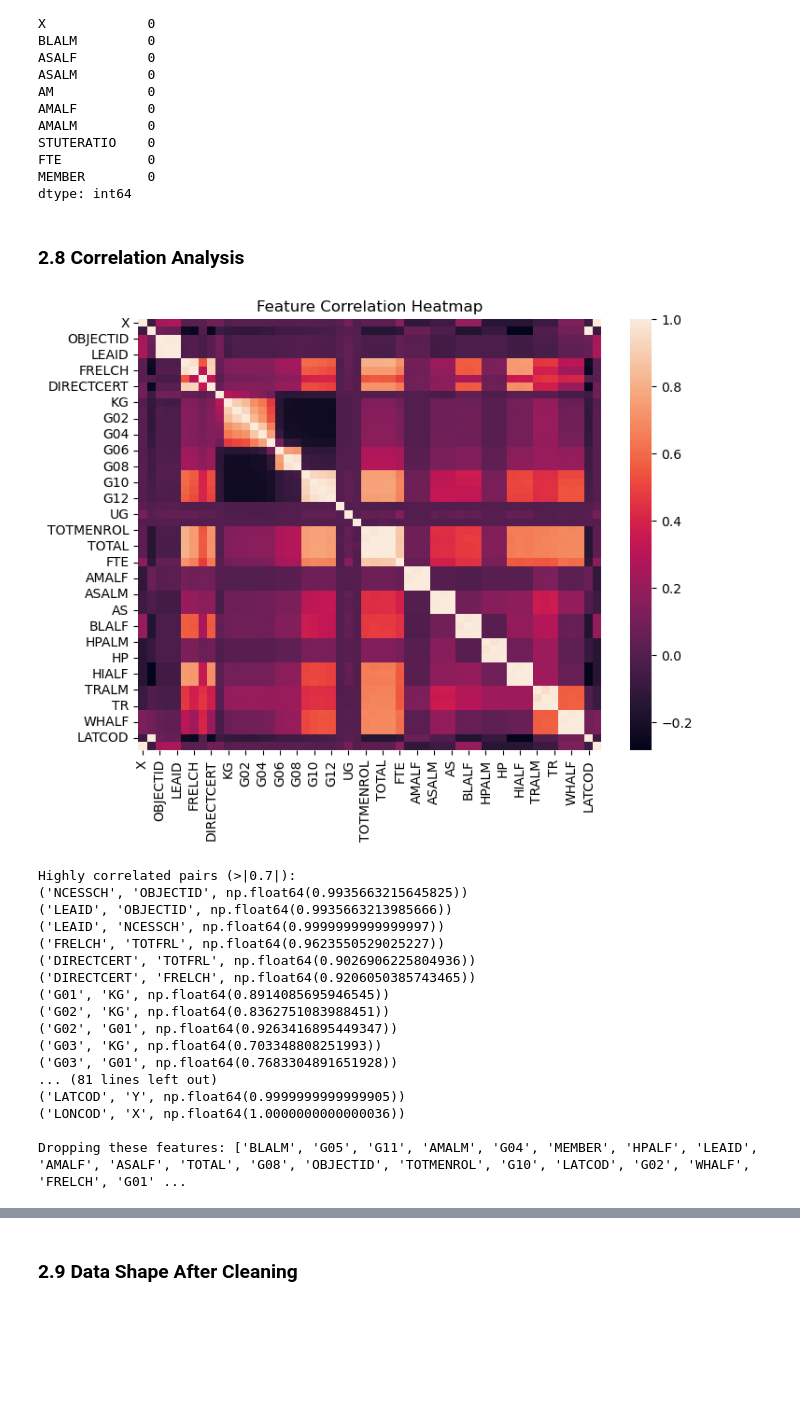
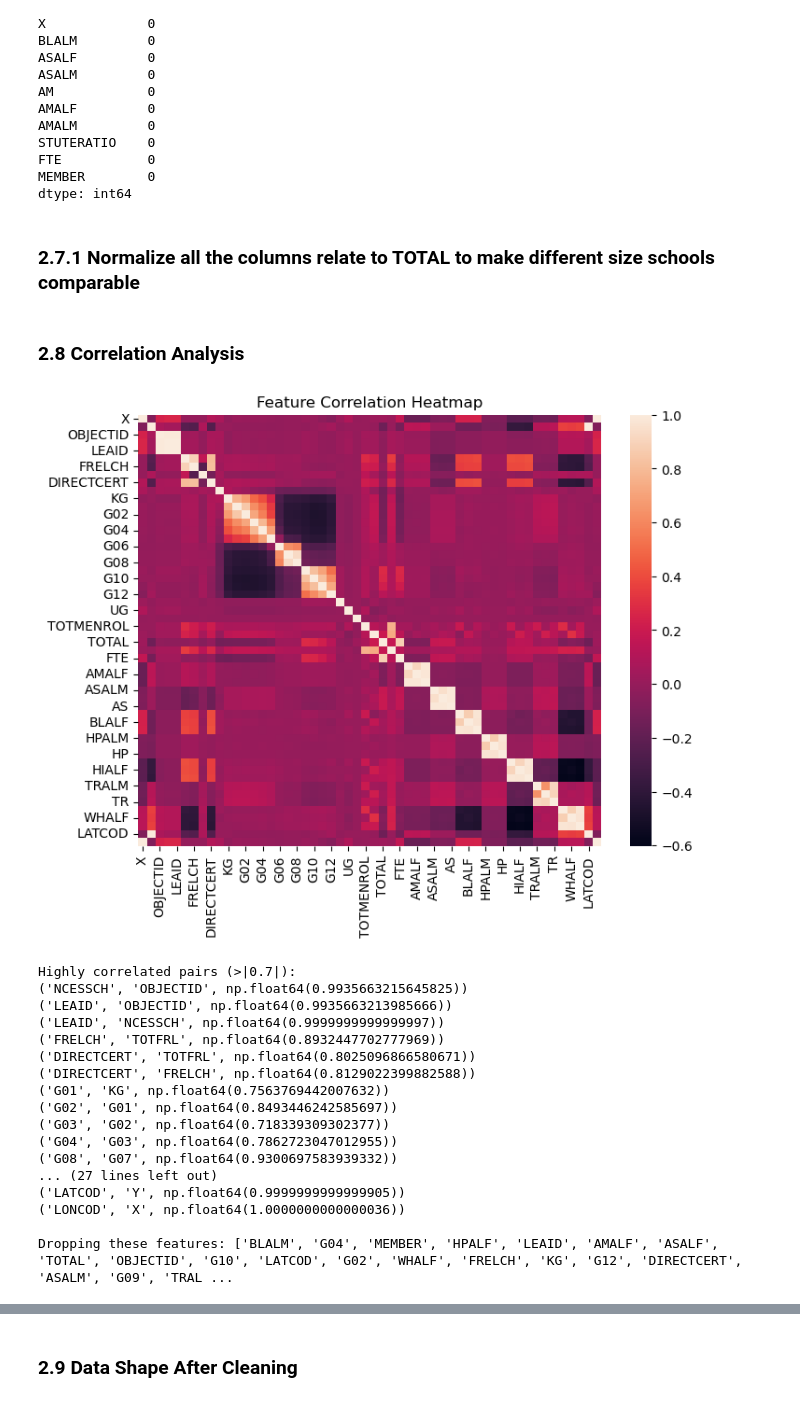
Before and after one commit to monteleecode/data-analytics, a Jupyter notebook: Project1-codebase-v2.ipynb, the cells around one changed output, grey strips where cells are left out. Cells and saved outputs as stored; diff of their text form; code cells hidden in the pictures; blank space fills up the shorter version.

```diff
--- a/Project1-codebase-v2.ipynb
+++ b/Project1-codebase-v2.ipynb
@@ -732,6 +732,26 @@ STUTERATIO    0
 FTE           0
 MEMBER        0
 dtype: int64
+# %% [markdown]
+### 2.7.1 Normalize all the columns relate to TOTAL to make different size schools comparable
+# %%
+import numpy as np
+
+# List of columns to convert
+cols_to_convert = [
+    'TOTFRL', 'FRELCH', 'REDLCH', 'DIRECTCERT', 'PK', 'KG', 'G01', 'G02', 'G03',
+    'G04', 'G05', 'G06', 'G07', 'G08', 'G09', 'G10', 'G11', 'G12', 'G13', 'UG',
+    'AE', 'TOTMENROL', 'TOTFENROL', 'MEMBER', 'AMALM', 'AMALF', 'AM',
+    'ASALM', 'ASALF', 'AS', 'BLALM', 'BLALF', 'BL', 'HPALM', 'HPALF', 'HP',
+    'HIALM', 'HIALF', 'HI', 'TRALM', 'TRALF', 'TR', 'WHALM', 'WHALF', 'WH'
+]
+
+# Overwrite the original columns with the percentage value
+# .div(axis=0) ensures we divide each row by that row's TOTAL value
+s[cols_to_convert] = s[cols_to_convert].div(s['TOTAL'], axis=0) * 100
+
+# Clean up results where TOTAL was 0 or data was missing
+s[cols_to_convert] = s[cols_to_convert].fillna(0).replace([np.inf, -np.inf], 0)
 # %% [markdown]
 ### 2.8 Correlation Analysis
 # %%
@@ -775,53 +795,57 @@ plt.show()
 
 # Function to find highly correlated features
 def find_correlated_pairs(dataset, threshold=0.7):
     corr_matrix = dataset.corr()
     correlated_pairs = []
 
     for i in range(len(corr_matrix.columns)):
         for j in range(i):
             corr_val = corr_matrix.iloc[i, j]
             if abs(corr_val) > threshold:
                 correlated_pairs.append((corr_matrix.columns[i], corr_matrix.columns[j], corr_val))
 
     return correlated_pairs
 
 # Find correlated pairs
 correlated_pairs = find_correlated_pairs(X, threshold=0.7)
 print("Highly correlated pairs (>|0.7|):")
 for pair in correlated_pairs:
     print(pair)
 
 # Features you want to keep even if correlated
+# keeping = [
+#     "NCESSCH", "TOTFRL", "KG", "G4", "G7", "G09", "AM", "AS",
+#     "BL", "HP", "TR", "WH", "X", "Y"
+# ]
 keeping = [
-    "NCESSCH", "TOTFRL", "KG", "G4", "G7", "G09", "AM", "AS",
-    "BL", "HP", "TR", "WH", "X", "Y"
+    "NCESSCH", "TOTFRL", "G01", "G03", "G08", "G11", "TOTMENROL", "TOTFENROL", "AM", "AS", "BL", "HP", "HI", "TR", "WH", "X", "Y"
 ]
+
 
 # Features to drop: correlated features NOT in keeping list
 corr_features = {f[0] for f in correlated_pairs} | {f[1] for f in correlated_pairs}
 features_to_drop = [f for f in corr_features if f not in keeping]
 
 print("\nDropping these features:", features_to_drop)
 # %% [output]
-[figure, old version]
+[figure, new version]
 Highly correlated pairs (>|0.7|):
 ('NCESSCH', 'OBJECTID', np.float64(0.9935663215645825))
 ('LEAID', 'OBJECTID', np.float64(0.9935663213985666))
 ('LEAID', 'NCESSCH', np.float64(0.9999999999999997))
-('FRELCH', 'TOTFRL', np.float64(0.9623550529025227))
-('DIRECTCERT', 'TOTFRL', np.float64(0.9026906225804936))
-('DIRECTCERT', 'FRELCH', np.float64(0.9206050385743465))
-('G01', 'KG', np.float64(0.8914085695946545))
-('G02', 'KG', np.float64(0.8362751083988451))
-('G02', 'G01', np.float64(0.9263416895449347))
-('G03', 'KG', np.float64(0.703348808251993))
-('G03', 'G01', np.float64(0.7683304891651928))
-... (81 lines left out)
+('FRELCH', 'TOTFRL', np.float64(0.8932447702777969))
+('DIRECTCERT', 'TOTFRL', np.float64(0.8025096866580671))
+('DIRECTCERT', 'FRELCH', np.float64(0.8129022399882588))
+('G01', 'KG', np.float64(0.7563769442007632))
+('G02', 'G01', np.float64(0.8493446242585697))
+('G03', 'G02', np.float64(0.718339309302377))
+('G04', 'G03', np.float64(0.7862723047012955))
+('G08', 'G07', np.float64(0.9300697583939332))
+... (27 lines left out)
 ('LATCOD', 'Y', np.float64(0.9999999999999905))
 ('LONCOD', 'X', np.float64(1.0000000000000036))
 
-Dropping these features: ['BLALM', 'G05', 'G11', 'AMALM', 'G04', 'MEMBER', 'HPALF', 'LEAID', 'AMALF', 'ASALF', 'TOTAL', 'G08', 'OBJECTID', 'TOTMENROL', 'G10', 'LATCOD', 'G02', 'WHALF', 'FRELCH', 'G01' ...
+Dropping these features: ['BLALM', 'G04', 'MEMBER', 'HPALF', 'LEAID', 'AMALF', 'ASALF', 'TOTAL', 'OBJECTID', 'G10', 'LATCOD', 'G02', 'WHALF', 'FRELCH', 'KG', 'G12', 'DIRECTCERT', 'ASALM', 'G09', 'TRAL ...
 # %%
 s.drop(features_to_drop,axis=1,inplace=True)
 s.drop("SURVYEAR", axis=1, inplace=True)
```
Also changed, not shown: parts of 4 cells of this notebook, 2 other files.
